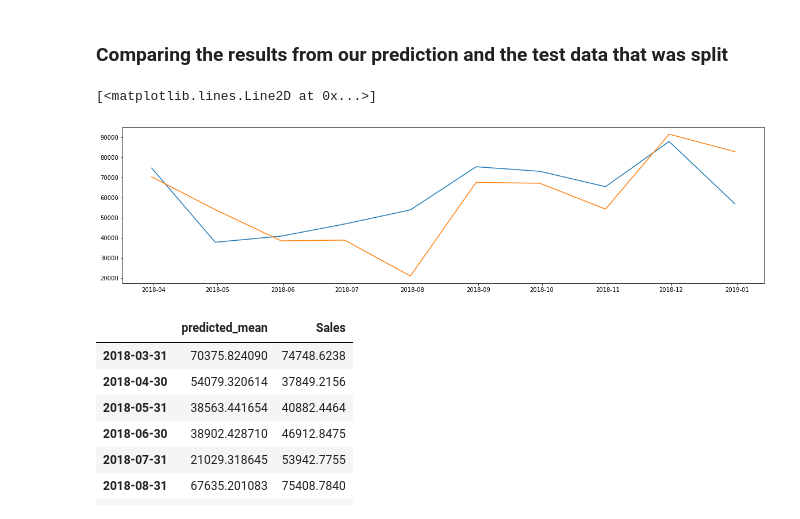
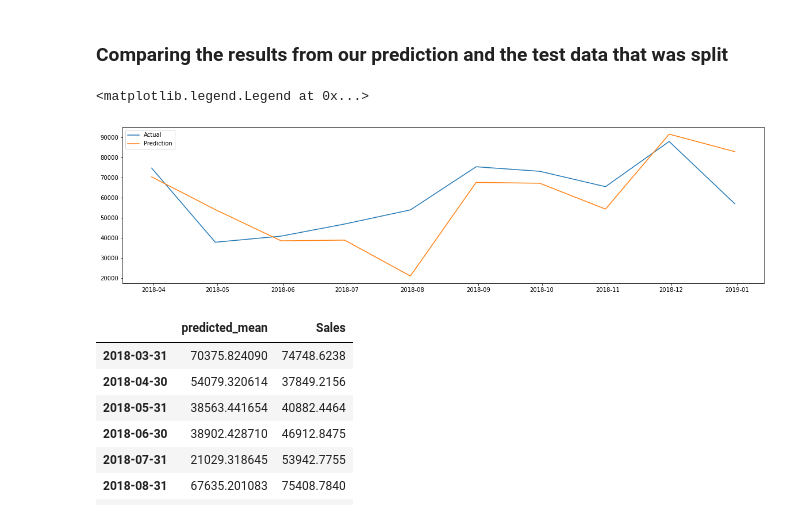
Before and after one commit to Shauryavashisth/Time-Series, a Jupyter notebook: Superstore Sales Dataset TS-Shaurya Vashisth.ipynb, the cells around one changed output. Saved outputs shown, nothing was run; the diff lists cells and outputs as text; code cells hidden in the pictures.

```diff
--- a/Superstore Sales Dataset TS-Shaurya Vashisth.ipynb
+++ b/Superstore Sales Dataset TS-Shaurya Vashisth.ipynb
@@ -208,11 +208,13 @@ prediction = results.forecast(steps=10)
 ### Comparing the results from our prediction and the test data that was split
 # %%
 plt.figure(figsize=(20,5))
-plt.plot(test)
-plt.plot(pd.DataFrame(prediction))
+plt.plot(test,label="Actual")
+plt.legend(loc='best')
+plt.plot(pd.DataFrame(prediction),label="Prediction")
+plt.legend(loc='best')
 # %% [output]
-[<matplotlib.lines.Line2D at 0x...>]
+<matplotlib.legend.Legend at 0x...>
-[figure, old version]
+[figure, new version]
 # %%
 concat = [prediction,test]
 # %%
```
Also changed, not shown: parts of 1 cell of this notebook.
